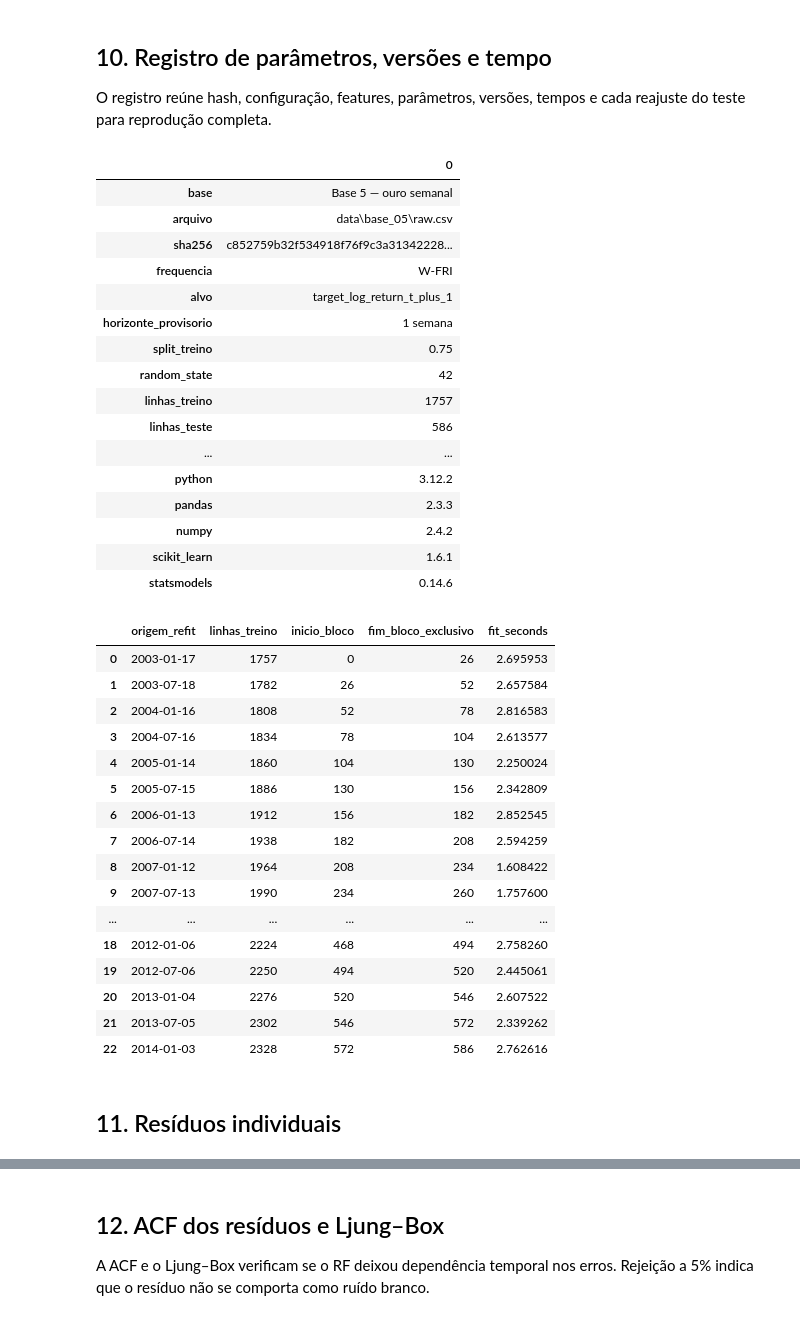
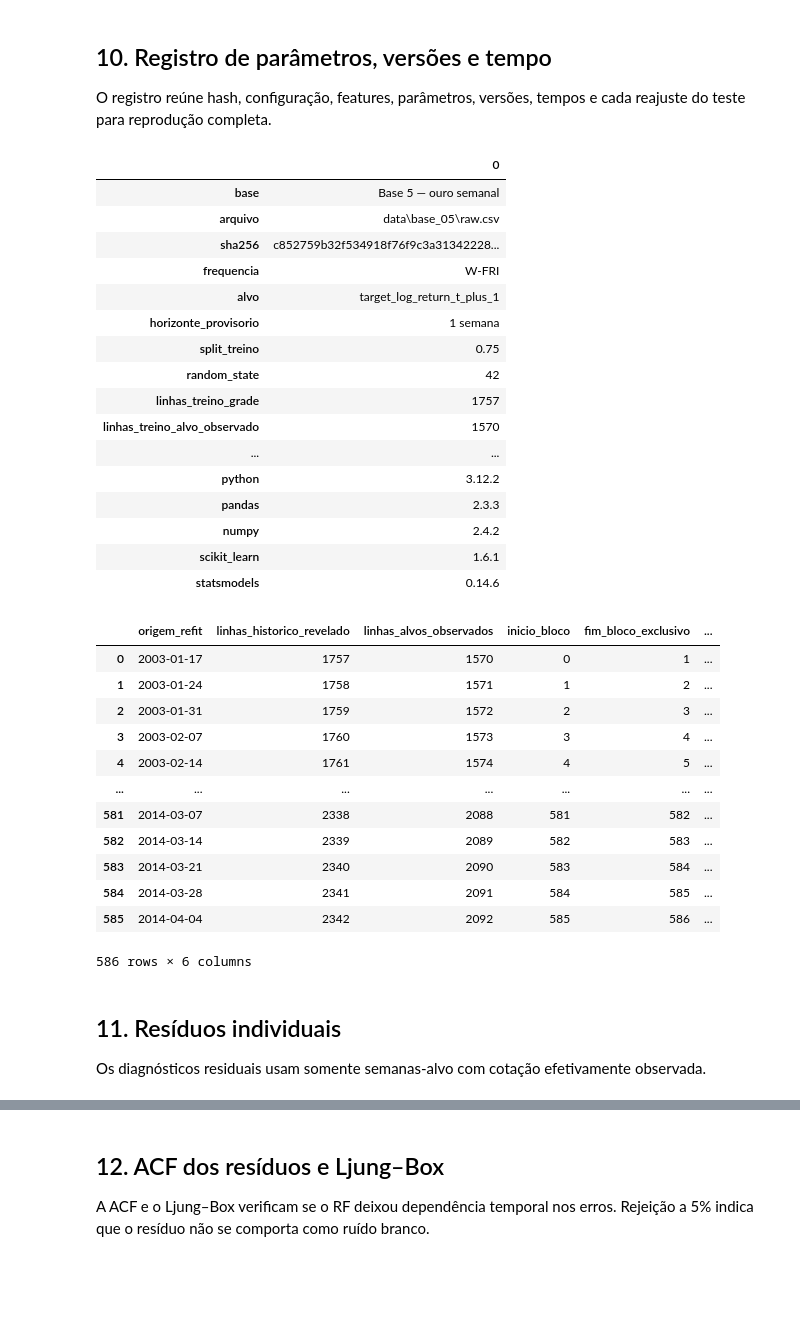
Before and after one commit to lemosriosl/TrabalhoDanielModelos, a Jupyter notebook: notebooks/base_05-grupo5_RF_retorno.ipynb, the cells around one changed output, grey strips where cells are left out. Drawn from its saved outputs; the diff is of its cells as text; code cells hidden in the pictures; blank space fills up the shorter version.

```diff
--- a/notebooks/base_05-grupo5_RF_retorno.ipynb
+++ b/notebooks/base_05-grupo5_RF_retorno.ipynb
@@ -360,18 +222,22 @@ split_index = int(len(model_df) * TRAIN_RATIO)
 first_test_origin = model_df.iloc[split_index].DATE
 train_df = model_df.iloc[:split_index].loc[lambda x: x.target_date < first_test_origin].reset_index(drop=True)
 test_df = model_df.iloc[split_index:].reset_index(drop=True)
-X_train, y_train = train_df[feature_columns], train_df[TARGET]
+training_df = selecionar_alvos_observados(train_df)
+X_train, y_train = training_df[feature_columns], training_df[TARGET]
 X_test, y_test = test_df[feature_columns], test_df[TARGET]
 assert train_df.target_date.max() < test_df.DATE.min()
 assert not set(derived_source_columns).intersection(feature_columns)
+assert 'target_has_new_quote' not in feature_columns
+assert training_df.target_has_new_quote.eq(1).all()
 
 def adf_row(name, series):
     result = adfuller(series.dropna(), autolag='AIC')
     return {'serie': name, 'estatistica': result[0], 'p_valor': result[1], 'lags': result[2]}
 display(pd.DataFrame({
-    'recorte': ['treino', 'teste'], 'linhas': [len(train_df), len(test_df)],
-    'inicio_origem': [train_df.DATE.min(), test_df.DATE.min()],
-    'fim_origem': [train_df.DATE.max(), test_df.DATE.max()],
+    'recorte': ['treino — grade', 'treino — alvos observados', 'teste — grade'],
+    'linhas': [len(train_df), len(training_df), len(test_df)],
+    'inicio_origem': [train_df.DATE.min(), training_df.DATE.min(), test_df.DATE.min()],
+    'fim_origem': [train_df.DATE.max(), training_df.DATE.max(), test_df.DATE.max()],
 }))
 display(pd.DataFrame([
     adf_row('log do preço semanal — treino', train_df.log_price_t),
@@ -409,7 +276,7 @@ candidates = [
     {'n_estimators': 250, 'max_depth': 6, 'min_samples_split': 10, 'min_samples_leaf': 3, 'max_features': .7},
     {'n_estimators': 250, 'max_depth': 12, 'min_samples_split': 5, 'min_samples_leaf': 2, 'max_features': .7},
 ]
-cv_splits = purged_time_series_splits(train_df.DATE, train_df.target_date, n_splits=3)
+cv_splits = purged_time_series_splits(training_df.DATE, training_df.target_date, n_splits=3)
 search_rows = []
 search_start = time.perf_counter()
 for candidate_id, params in enumerate(candidates, start=1):
@@ -466,7 +332,9 @@ for block_start in range(0, len(test_df), REFIT_EVERY):
     block_end = min(block_start + REFIT_EVERY, len(test_df))
     current_origin = test_df.iloc[block_start].DATE
     known_test = test_df.target_date <= current_origin
-    history = pd.concat([train_df, test_df.loc[known_test]], ignore_index=True)
+    history_all = pd.concat([train_df, test_df.loc[known_test]], ignore_index=True)
+    history = selecionar_alvos_observados(history_all)
+    assert history.target_has_new_quote.eq(1).all()
     model = RandomForestRegressor(**best_params, random_state=RANDOM_STATE, n_jobs=-1)
     fit_start = time.perf_counter()
     model.fit(history[feature_columns], history[TARGET])
@@ -475,13 +343,14 @@ for block_start in range(0, len(test_df), REFIT_EVERY):
     training_cutoff = history.target_date.max()
     training_cutoffs.extend([training_cutoff] * (block_end - block_start))
     fit_rows.append({
-        'origem_refit': current_origin, 'linhas_treino': len(history),
+        'origem_refit': current_origin, 'linhas_historico_revelado': len(history_all),
+        'linhas_alvos_observados': len(history),
         'inicio_bloco': block_start, 'fim_bloco_exclusivo': block_end,
         'fit_seconds': time.perf_counter() - fit_start,
     })
     importance_rows.append(model.feature_importances_)
 evaluation_seconds = time.perf_counter() - evaluation_start
-predictions = test_df[['DATE', 'target_date', 'price_t', 'target_price_t_plus_1', TARGET, 'target_has_new_quote']].copy()
+predictions = test_df[['DATE', 'target_date', 'price_t', 'target_price_t_plus_1', TARGET, 'target_has_new_quote', 'has_source_observation_t']].copy()
 predictions = predictions.rename(columns={TARGET: 'y_true_return'})
 predictions['y_pred_return_rf'] = np.asarray(prediction_values)
 predictions['model_refit_origin'] = prediction_refits
@@ -493,6 +362,7 @@ predictions['price_pred_persistence'] = predictions.price_t
 predictions['residual_return_rf'] = predictions.y_true_return - predictions.y_pred_return_rf
 predictions['residual_price_rf'] = predictions.target_price_t_plus_1 - predictions.price_pred_rf
 predictions['absolute_error_price_rf'] = predictions.residual_price_rf.abs()
+observed_predictions = predictions.loc[predictions.target_has_new_quote.eq(1)].copy()
 fit_log = pd.DataFrame(fit_rows)
 feature_importance = pd.DataFrame({
     'feature': feature_columns,
@@ -637,54 +515,53 @@ experiment_record = pd.DataFrame([{
     'sha256': file_hash, 'frequencia': WEEKLY_RULE,
     'alvo': TARGET, 'horizonte_provisorio': '1 semana',
     'split_treino': TRAIN_RATIO, 'random_state': RANDOM_STATE,
-    'linhas_treino': len(train_df), 'linhas_teste': len(test_df),
+    'linhas_treino_grade': len(train_df), 'linhas_treino_alvo_observado': len(training_df),
+    'linhas_teste': len(test_df), 'linhas_teste_alvo_observado': int(test_df.target_has_new_quote.sum()),
+    'linhas_teste_origem_e_alvo_observados': int((test_df.has_source_observation_t.eq(1) & test_df.target_has_new_quote.eq(1)).sum()),
     'origem_teste_inicial': test_df.DATE.min(), 'origem_teste_final': test_df.DATE.max(),
     'numero_features': len(feature_columns),
     'features': json.dumps(feature_columns, ensure_ascii=False),
     'candidatos_tuning': len(candidates), 'dobras_validacao': len(cv_splits),
     'melhores_parametros': json.dumps(best_params, ensure_ascii=False),
     'tempo_busca_s': search_seconds, 'tempo_walk_forward_s': evaluation_seconds,
     'numero_refits_teste': len(fit_log), 'python': platform.python_version(),
     'pandas': pd.__version__, 'numpy': np.__version__,
     'scikit_learn': sklearn.__version__, 'statsmodels': statsmodels.__version__,
 }])
 display(experiment_record.T)
 display(fit_log)
 # %% [output]
 |  | 0 |
 | base | Base 5 — ouro semanal |
 | arquivo | data\base_05\raw.csv |
 | sha256 | c852759b32f534918f76f9c3a31342228... |
 | frequencia | W-FRI |
 | alvo | target_log_return_t_plus_1 |
 | horizonte_provisorio | 1 semana |
 | split_treino | 0.75 |
 | random_state | 42 |
-| linhas_treino | 1757 |
-| linhas_teste | 586 |
+| linhas_treino_grade | 1757 |
+| linhas_treino_alvo_observado | 1570 |
 | ... | ... |
 | python | 3.12.2 |
 | pandas | 2.3.3 |
 | numpy | 2.4.2 |
 | scikit_learn | 1.6.1 |
 | statsmodels | 0.14.6 |
-|  | origem_refit | linhas_treino | inicio_bloco | fim_bloco_exclusivo | fit_seconds |
-| 0 | 2003-01-17 | 1757 | 0 | 26 | 2.695953 |
-| 1 | 2003-07-18 | 1782 | 26 | 52 | 2.657584 |
-| 2 | 2004-01-16 | 1808 | 52 | 78 | 2.816583 |
-| 3 | 2004-07-16 | 1834 | 78 | 104 | 2.613577 |
-| 4 | 2005-01-14 | 1860 | 104 | 130 | 2.250024 |
-| 5 | 2005-07-15 | 1886 | 130 | 156 | 2.342809 |
-| 6 | 2006-01-13 | 1912 | 156 | 182 | 2.852545 |
-| 7 | 2006-07-14 | 1938 | 182 | 208 | 2.594259 |
-| 8 | 2007-01-12 | 1964 | 208 | 234 | 1.608422 |
-| 9 | 2007-07-13 | 1990 | 234 | 260 | 1.757600 |
-| ... | ... | ... | ... | ... | ... |
-| 18 | 2012-01-06 | 2224 | 468 | 494 | 2.758260 |
-| 19 | 2012-07-06 | 2250 | 494 | 520 | 2.445061 |
-| 20 | 2013-01-04 | 2276 | 520 | 546 | 2.607522 |
-| 21 | 2013-07-05 | 2302 | 546 | 572 | 2.339262 |
-| 22 | 2014-01-03 | 2328 | 572 | 586 | 2.762616 |
+|  | origem_refit | linhas_historico_revelado | linhas_alvos_observados | inicio_bloco | fim_bloco_exclusivo | ... |
+| 0 | 2003-01-17 | 1757 | 1570 | 0 | 1 | ... |
+| 1 | 2003-01-24 | 1758 | 1571 | 1 | 2 | ... |
+| 2 | 2003-01-31 | 1759 | 1572 | 2 | 3 | ... |
+| 3 | 2003-02-07 | 1760 | 1573 | 3 | 4 | ... |
+| 4 | 2003-02-14 | 1761 | 1574 | 4 | 5 | ... |
+| ... | ... | ... | ... | ... | ... | ... |
+| 581 | 2014-03-07 | 2338 | 2088 | 581 | 582 | ... |
+| 582 | 2014-03-14 | 2339 | 2089 | 582 | 583 | ... |
+| 583 | 2014-03-21 | 2340 | 2090 | 583 | 584 | ... |
+| 584 | 2014-03-28 | 2341 | 2091 | 584 | 585 | ... |
+| 585 | 2014-04-04 | 2342 | 2092 | 585 | 586 | ... |
+586 rows × 6 columns
 # %% [markdown]
 ## 11. Resíduos individuais
+Os diagnósticos residuais usam somente semanas-alvo com cotação efetivamente observada.
 # %%
```
Also changed, not shown: parts of 13 cells of this notebook, 5 other files.
